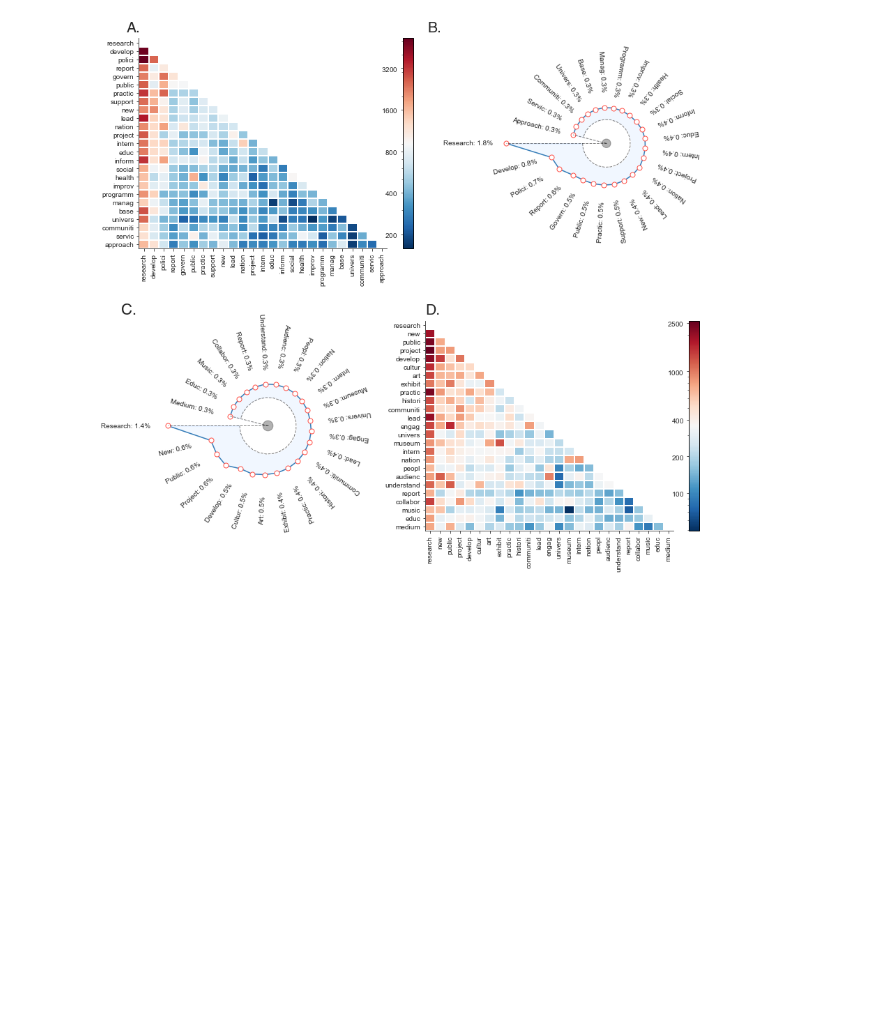
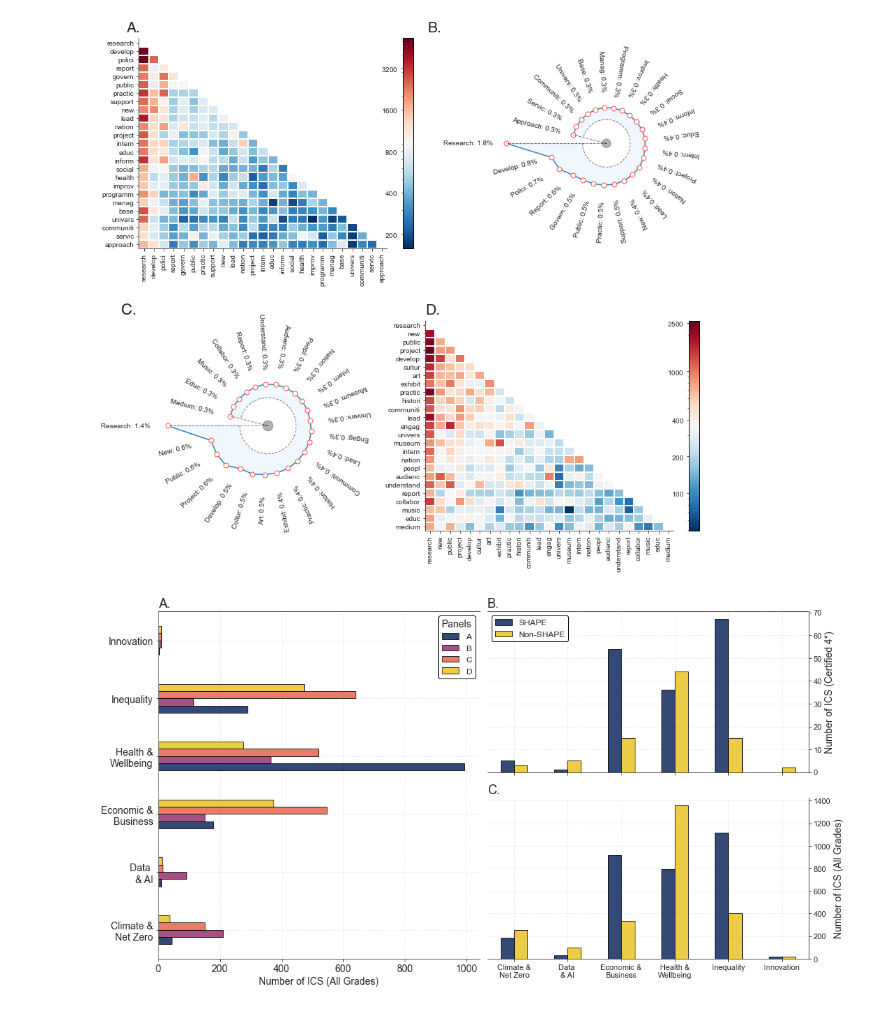
Before and after one commit to OxfordDemSci/ICS_Analysis, a Jupyter notebook: src/analysis/Analysis_Notebook.ipynb, the cells around one changed output. Drawn from its saved outputs; the diff is of its cells as text; code cells hidden in the pictures; blank space fills up the shorter version.

```diff
--- a/src/analysis/Analysis_Notebook.ipynb
+++ b/src/analysis/Analysis_Notebook.ipynb
@@ -106,3 +139,7 @@ make_word_vis(df[df['Main panel']=='C'], df[df['Main panel']=='D'], 'Text_Combin
               figure_path, support_path)
 # %% [output]
 [figure]
+# %%
+make_keyword_figure()
+# %% [output]
+[figure, added]
```
Also changed, not shown: parts of 6 cells of this notebook, 21 other files.
